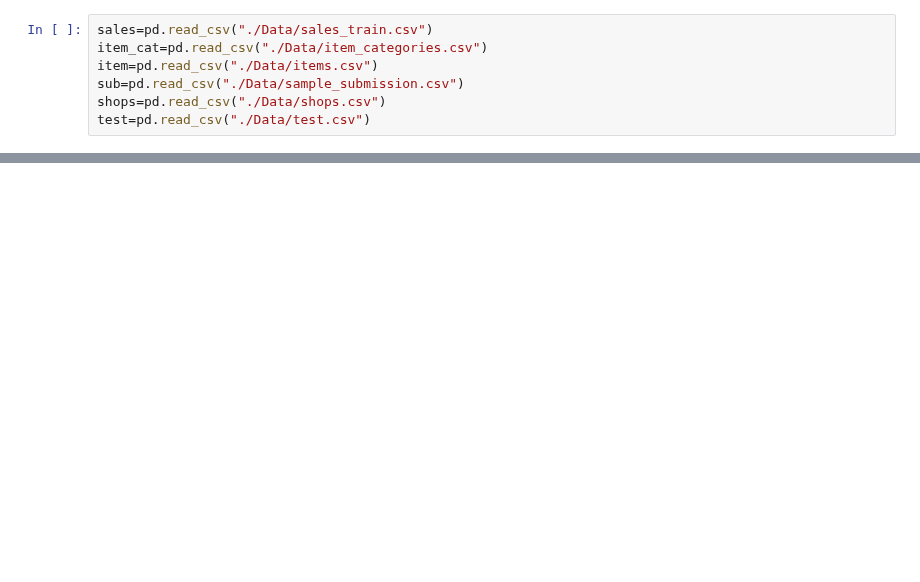
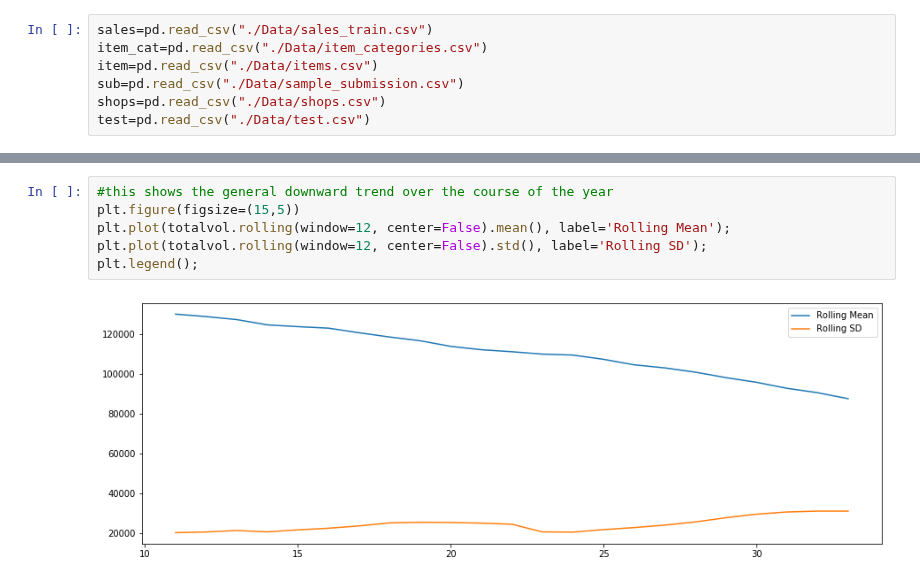
Before and after one commit to andrewcreates/DataScience-Projects, a Jupyter notebook: future_sales_prediction_kaggle/time_series_practice.ipynb, the cells around one changed output, grey strips where cells are left out. Saved outputs shown, nothing was run; the diff lists cells and outputs as text; blank space fills up the shorter version.

```diff
--- a/future_sales_prediction_kaggle/time_series_practice.ipynb
+++ b/future_sales_prediction_kaggle/time_series_practice.ipynb
@@ -41,0 +98,8 @@ sales.head()
+# %%
+#this shows the general downward trend over the course of the year
+plt.figure(figsize=(15,5))
+plt.plot(totalvol.rolling(window=12, center=False).mean(), label='Rolling Mean');
+plt.plot(totalvol.rolling(window=12, center=False).std(), label='Rolling SD');
+plt.legend();
+# %% [output]
+[figure, added]
```
Also changed, not shown: parts of 10 cells of this notebook.
